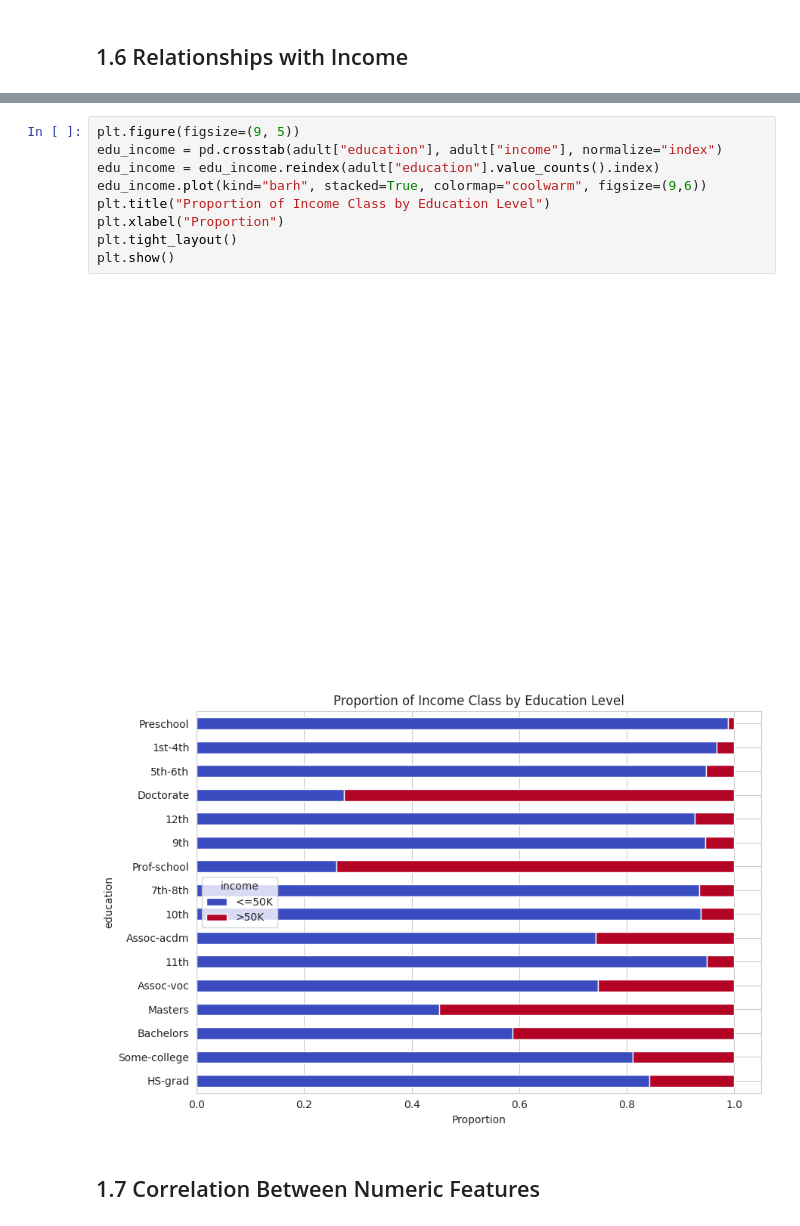
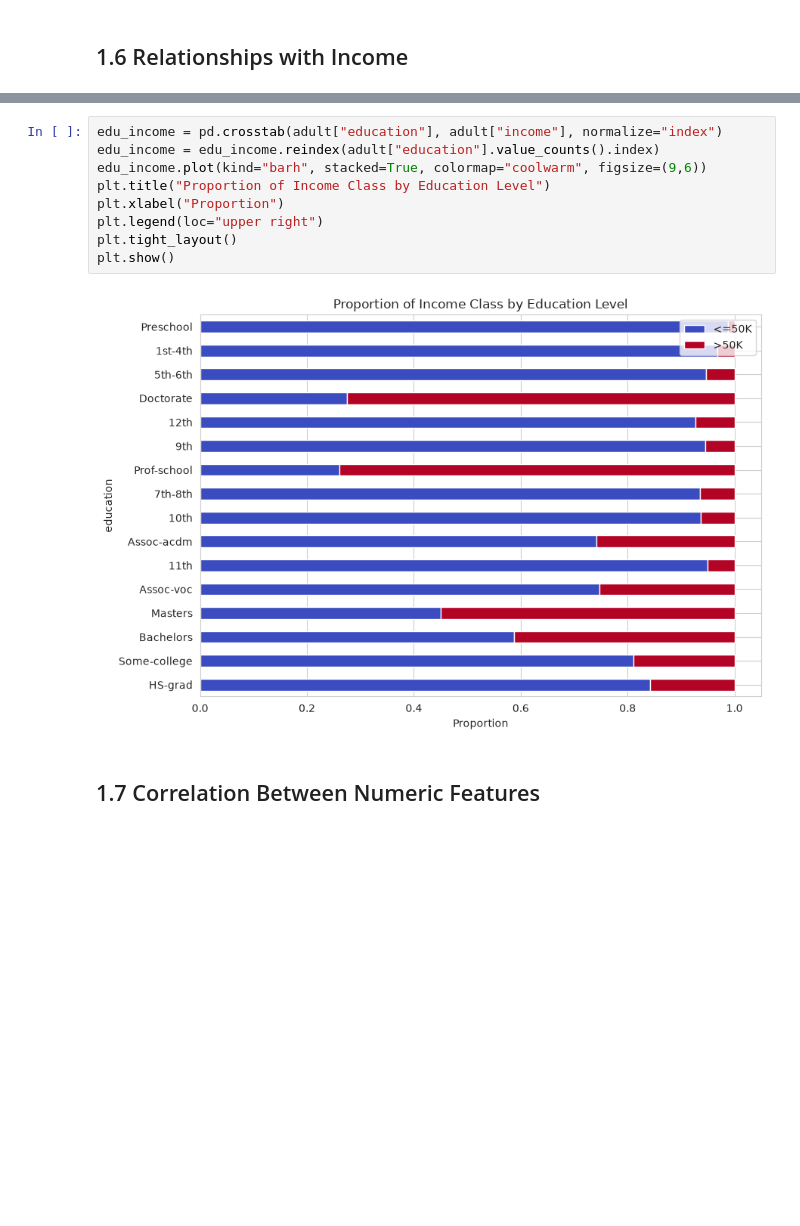
Before and after one commit to YousufKhaskheli/AI_Data_Science_Course, a Jupyter notebook: Assignments/EDA/EDA_Notebook.ipynb, the cells around one changed output, grey strips where cells are left out. Saved outputs shown, nothing was run; the diff lists cells and outputs as text; blank space fills up the shorter version.

```diff
--- a/Assignments/EDA/EDA_Notebook.ipynb
+++ b/Assignments/EDA/EDA_Notebook.ipynb
@@ -141,16 +190,15 @@ plt.show()
 [figure]
 # %%
-plt.figure(figsize=(9, 5))
 edu_income = pd.crosstab(adult["education"], adult["income"], normalize="index")
 edu_income = edu_income.reindex(adult["education"].value_counts().index)
 edu_income.plot(kind="barh", stacked=True, colormap="coolwarm", figsize=(9,6))
 plt.title("Proportion of Income Class by Education Level")
 plt.xlabel("Proportion")
+plt.legend(loc="upper right")
 plt.tight_layout()
 plt.show()
 # %% [output]
-[figure, old version]
+[figure, new version]
-[figure, removed]
 # %% [markdown]
 ## 1.7 Correlation Between Numeric Features
 # %%
```
Also changed, not shown: parts of 30 cells of this notebook.
